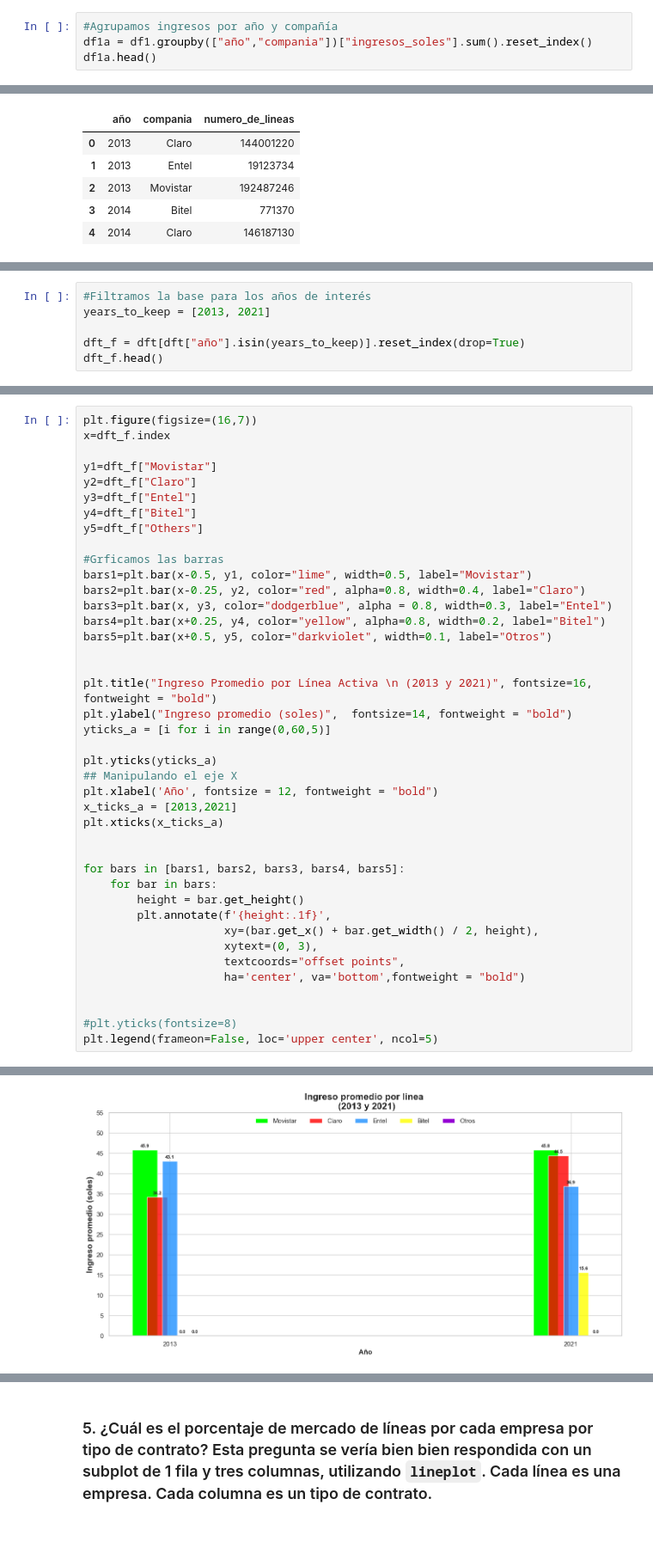
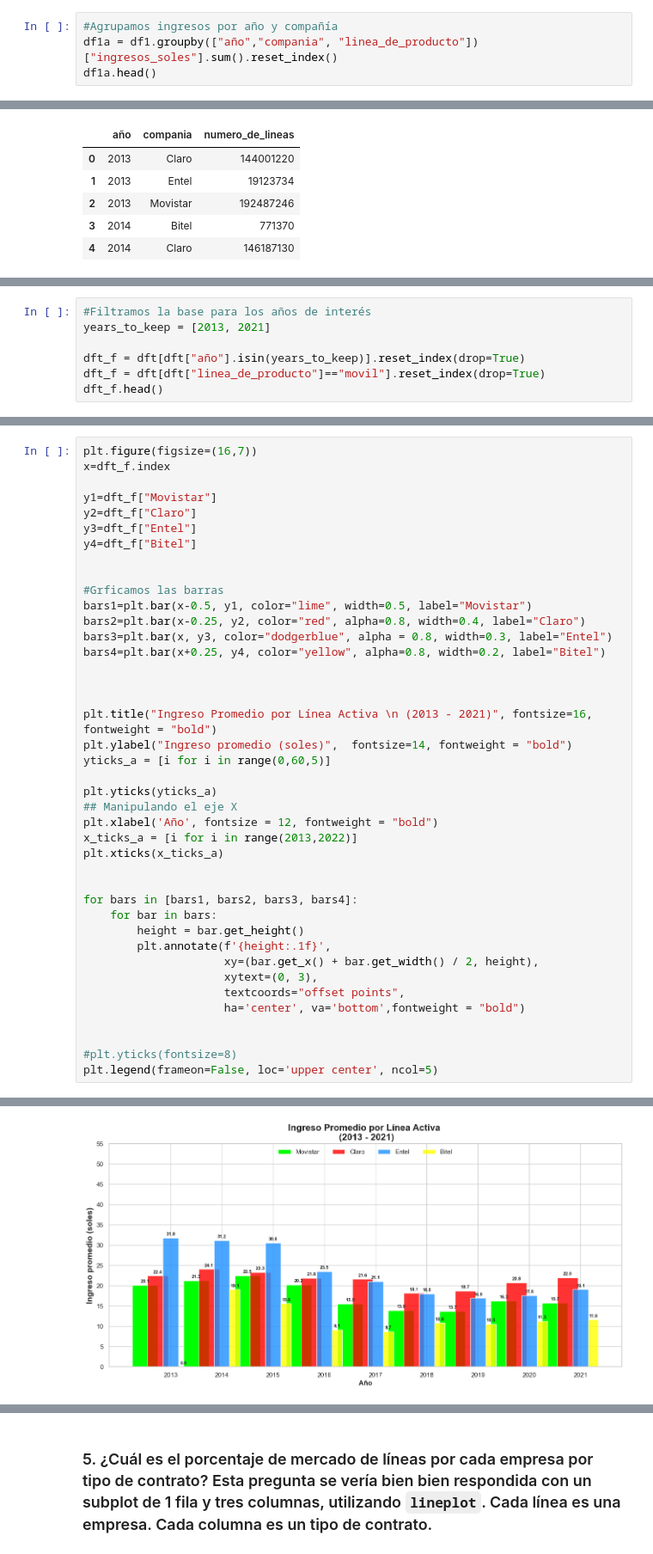
Before and after one commit to Twilight2907/Proyectos-Eco, a Jupyter notebook: Parcial TEE - Pinto - Sánchez.ipynb, the cells around one changed output, grey strips where cells are left out. Shown at 86% size. Cells and saved outputs as stored; diff of their text form.

```diff
--- a/Parcial TEE - Pinto - Sánchez.ipynb
+++ b/Parcial TEE - Pinto - Sánchez.ipynb
@@ -911,6 +911,6 @@ En 2013 Movistar ocupa el mayor porcentaje de preferencia por parte de los consu
 ### 4. Si dividimos los ingresos por el número de líneas para cada empresa, tenemos el ingreso promedio por línea. ¿Qué conclusiones podemos sacar comparando el 2013 con el 2021 por cada empresa?
 # %%
 #Agrupamos ingresos por año y compañía
-df1a = df1.groupby(["año","compania"])["ingresos_soles"].sum().reset_index()
+df1a = df1.groupby(["año","compania", "linea_de_producto"])["ingresos_soles"].sum().reset_index()
 df1a.head()
 # %% [output]
@@ -958,5 +958,6 @@ dft.head()
 years_to_keep = [2013, 2021]
 
 dft_f = dft[dft["año"].isin(years_to_keep)].reset_index(drop=True)
+dft_f = dft[dft["linea_de_producto"]=="movil"].reset_index(drop=True)
 dft_f.head()
 # %% [output]
@@ -984,40 +992,40 @@ y1=dft_f["Movistar"]
 y2=dft_f["Claro"]
 y3=dft_f["Entel"]
 y4=dft_f["Bitel"]
-y5=dft_f["Others"]
+
 
 #Grficamos las barras
 bars1=plt.bar(x-0.5, y1, color="lime", width=0.5, label="Movistar")
 bars2=plt.bar(x-0.25, y2, color="red", alpha=0.8, width=0.4, label="Claro")
 bars3=plt.bar(x, y3, color="dodgerblue", alpha = 0.8, width=0.3, label="Entel")
 bars4=plt.bar(x+0.25, y4, color="yellow", alpha=0.8, width=0.2, label="Bitel")
-bars5=plt.bar(x+0.5, y5, color="darkviolet", width=0.1, label="Otros")
 
 
-plt.title("Ingreso Promedio por Línea Activa \n (2013 y 2021)", fontsize=16, fontweight = "bold")
+
+plt.title("Ingreso Promedio por Línea Activa \n (2013 - 2021)", fontsize=16, fontweight = "bold")
 plt.ylabel("Ingreso promedio (soles)",  fontsize=14, fontweight = "bold")
 yticks_a = [i for i in range(0,60,5)]
 
 plt.yticks(yticks_a)
 ## Manipulando el eje X
 plt.xlabel('Año', fontsize = 12, fontweight = "bold")
-x_ticks_a = [2013,2021]
+x_ticks_a = [i for i in range(2013,2022)]
 plt.xticks(x_ticks_a)
 
 
-for bars in [bars1, bars2, bars3, bars4, bars5]:
+for bars in [bars1, bars2, bars3, bars4]:
     for bar in bars:
         height = bar.get_height()
         plt.annotate(f'{height:.1f}',
                      xy=(bar.get_x() + bar.get_width() / 2, height),
                      xytext=(0, 3),
                      textcoords="offset points",
                      ha='center', va='bottom',fontweight = "bold")
 
 
 #plt.yticks(fontsize=8)
 plt.legend(frameon=False, loc='upper center', ncol=5)
 # %% [output]
 <matplotlib.legend.Legend at 0x...>
-[figure, old version]
+[figure, new version]
 # %% [markdown]
```
Also changed, not shown: parts of 6 cells of this notebook.
